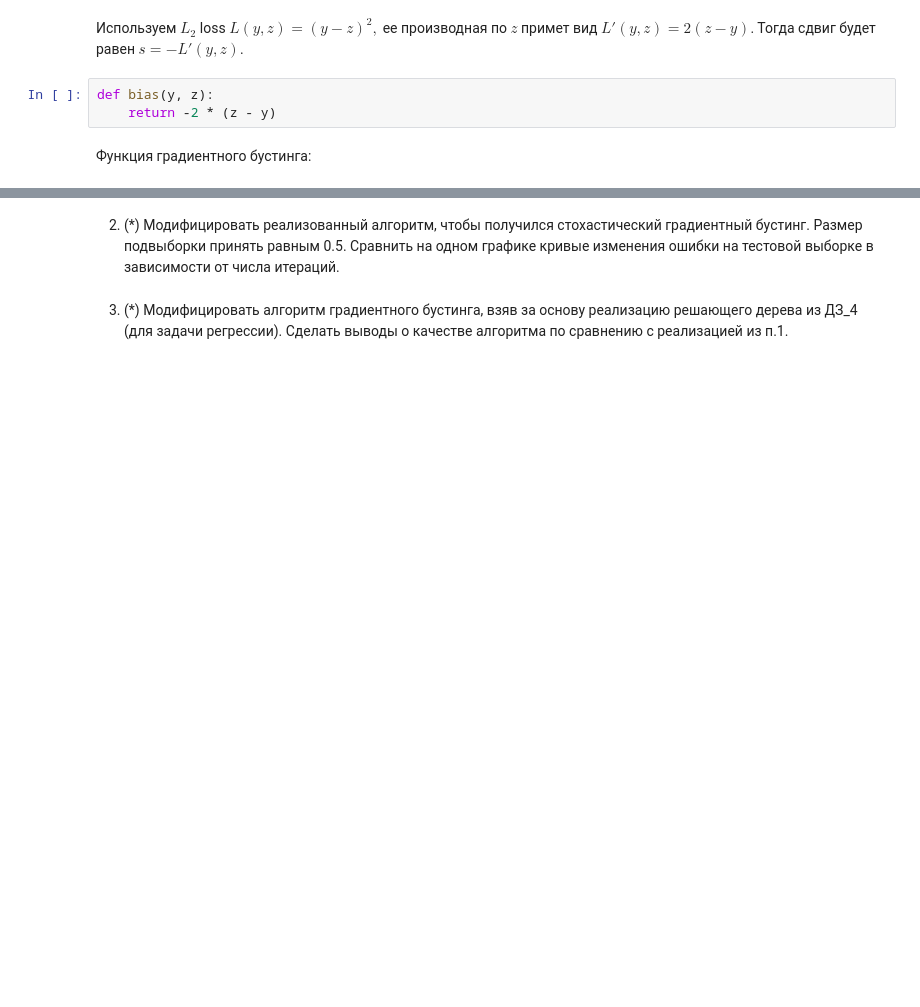
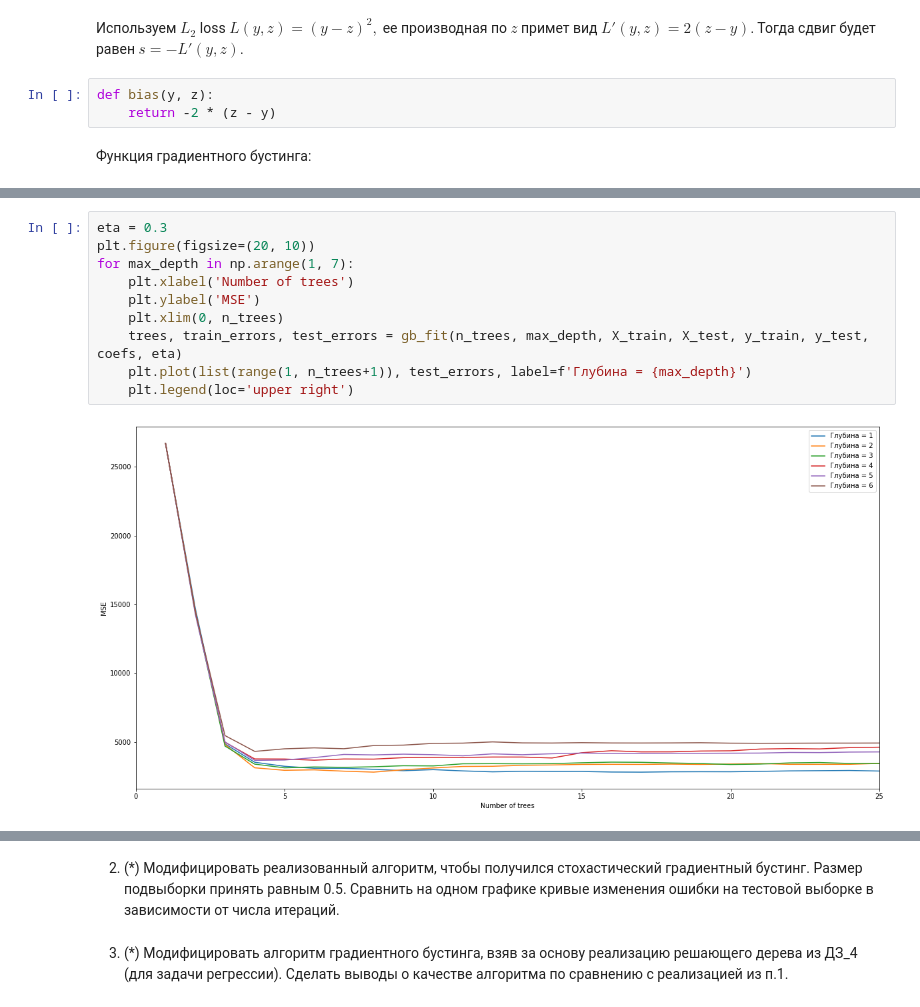
Before and after one commit to adurzin/Algoritms, a Jupyter notebook: HW_lesson_6.ipynb, the cells around one changed output, grey strips where cells are left out. Cells and saved outputs as stored; diff of their text form; blank space fills up the shorter version.

```diff
--- a/HW_lesson_6.ipynb
+++ b/HW_lesson_6.ipynb
@@ -61,0 +129,12 @@ def gb_fit(n_trees, max_depth, X_train, X_test, y_train, y_test, coefs, eta):
+# %%
+eta = 0.3
+plt.figure(figsize=(20, 10))
+for max_depth in np.arange(1, 7):
+    plt.xlabel('Number of trees')
+    plt.ylabel('MSE')
+    plt.xlim(0, n_trees)
+    trees, train_errors, test_errors = gb_fit(n_trees, max_depth, X_train, X_test, y_train, y_test, coefs, eta)
+    plt.plot(list(range(1, n_trees+1)), test_errors, label=f'Глубина = {max_depth}')
+    plt.legend(loc='upper right')
+# %% [output]
+[figure, added]
```
Also changed, not shown: parts of 13 cells of this notebook, 1 other file.
